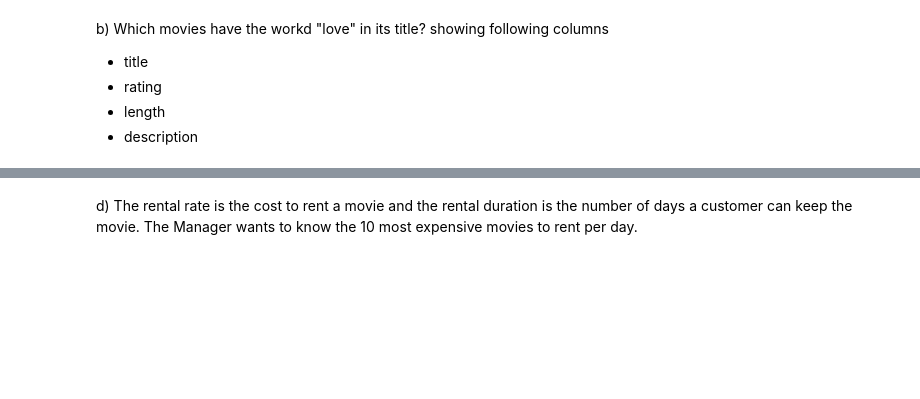
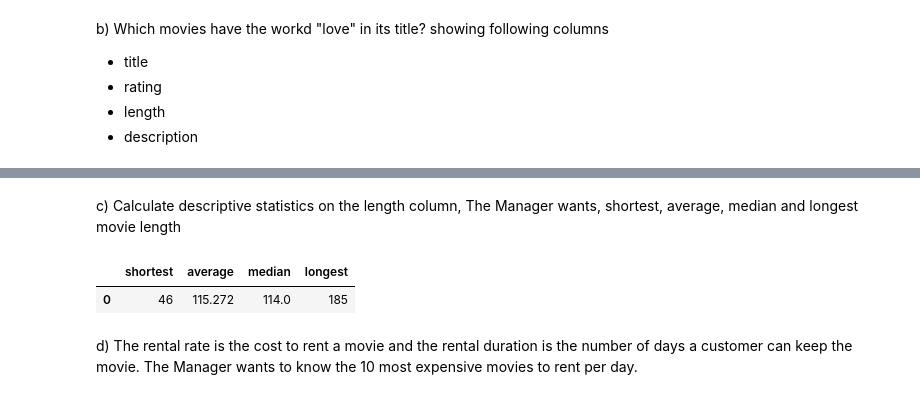
Before and after one commit to FellanNokes/lab_sql_felix_kjellberg, a Jupyter notebook: analysis.ipynb, the cells around one changed output, grey strips where cells are left out. Saved outputs shown, nothing was run; the diff lists cells and outputs as text; code cells hidden in the pictures; blank space fills up the shorter version.

```diff
--- a/analysis.ipynb
+++ b/analysis.ipynb
@@ -60,3 +85,18 @@ duckdb.sql("""--sql
+# %% [markdown]
+c) Calculate descriptive statistics on the length column, The Manager wants, shortest, average, median and
+longest movie length
+# %%
+duckdb.sql("""--sql
+SELECT
+    MIN(length) AS shortest,
+    AVG(length) AS average,
+    MEDIAN(length) AS median,
+    MAX(length) AS longest
+FROM film
+""").df()
+# %% [output]
+|  | shortest | average | median | longest |
+| 0 | 46 | 115.272 | 114.0 | 185 |
 # %% [markdown]
 d) The rental rate is the cost to rent a movie and the rental duration is the number of days a customer can keep the movie. The Manager wants to know the 10 most expensive movies to rent per day.
 # %%
```
Also changed, not shown: parts of 6 cells of this notebook.
